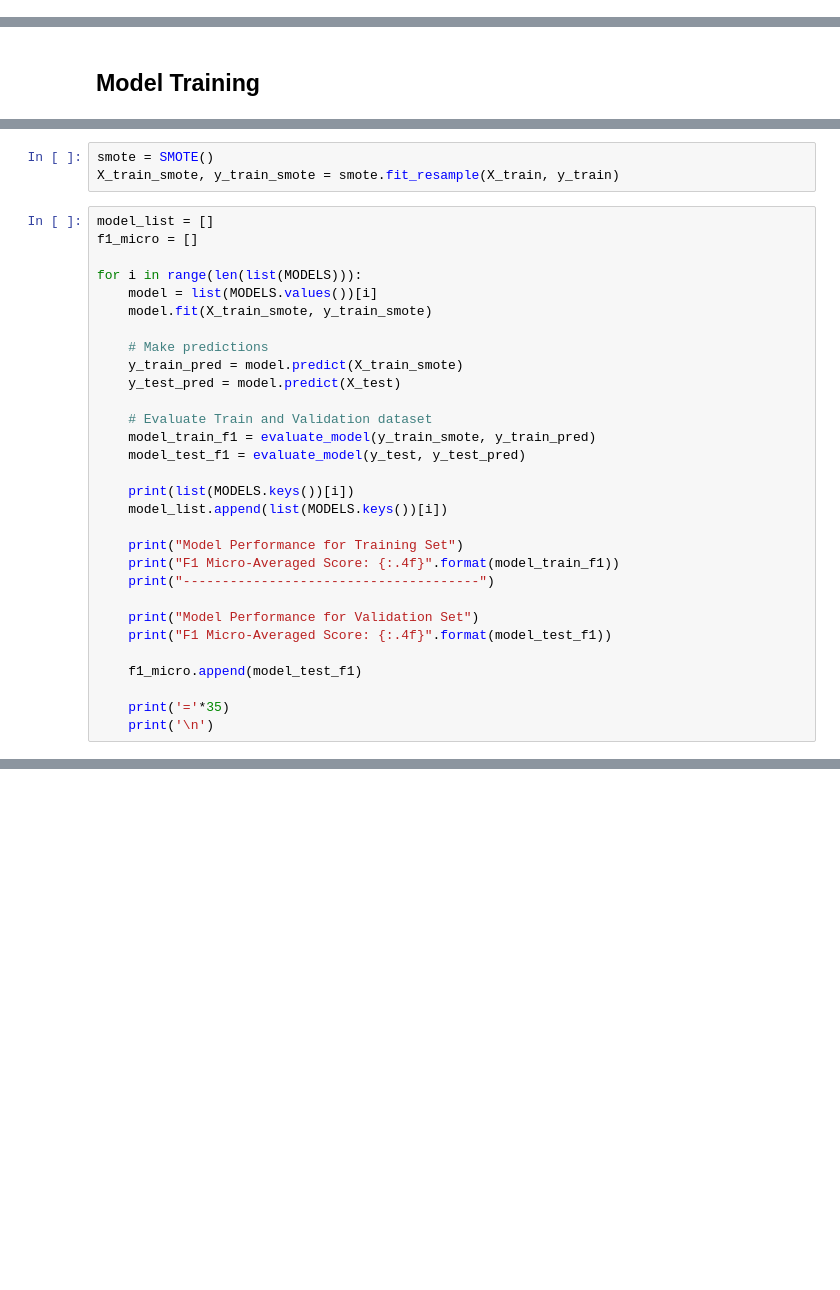
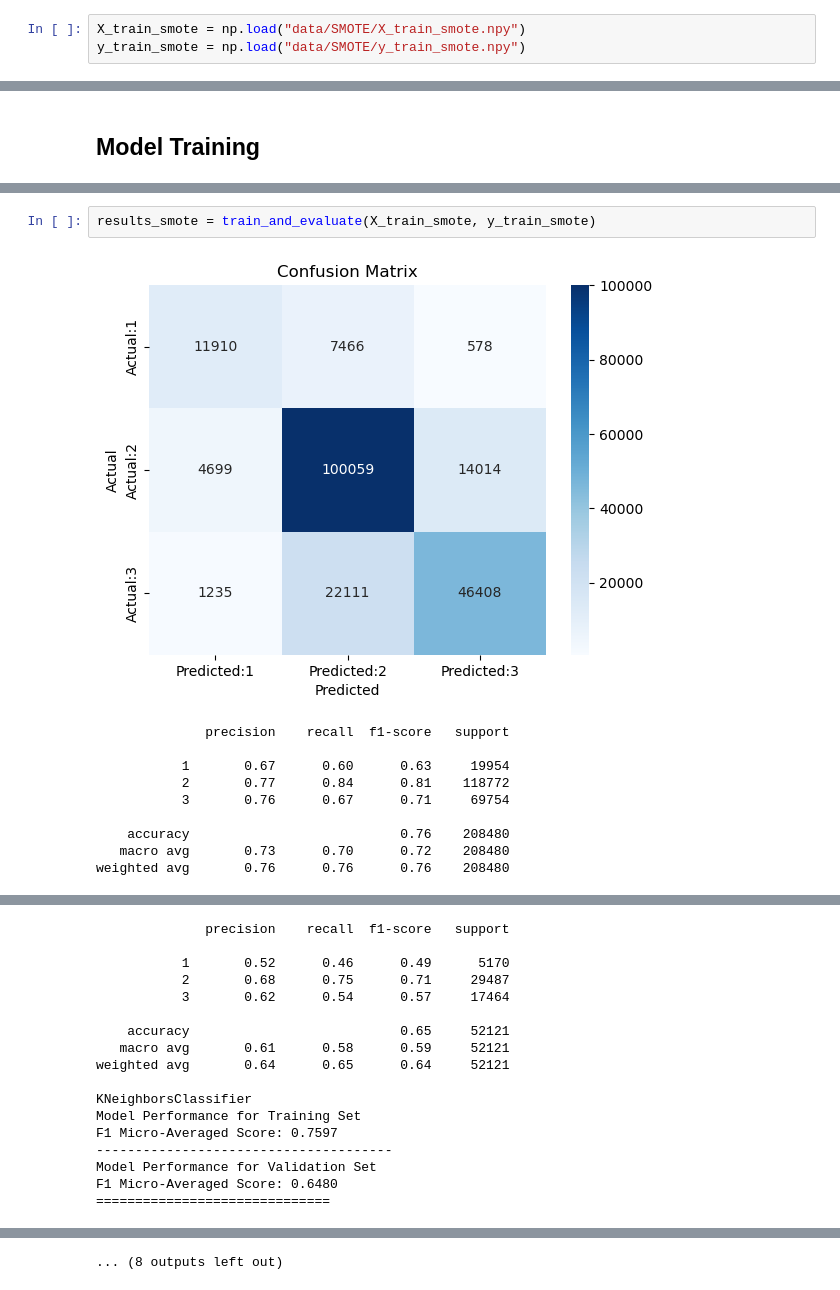
Before and after one commit to Bhandari008/house_damage_prediction, a Jupyter notebook: notebook/MODEL_TRAINING.ipynb, the cells around one changed output, grey strips where cells are left out. Cells and saved outputs as stored; diff of their text form; blank space fills up the shorter version.

```diff
--- a/notebook/MODEL_TRAINING.ipynb
+++ b/notebook/MODEL_TRAINING.ipynb
@@ -57,2 +45,5 @@ X_train, X_test, y_train, y_test = train_test_split(X, y, test_size=0.2, random_
+# %%
+X_train_smote = np.load("data/SMOTE/X_train_smote.npy")
+y_train_smote = np.load("data/SMOTE/y_train_smote.npy")
 # %% [markdown]
 ### Create an Evaluation function to give all metrics after model Training
@@ -227,33 +423,0 @@ results_without_sampling
-# %%
-smote = SMOTE()
-X_train_smote, y_train_smote = smote.fit_resample(X_train, y_train)
-# %%
-model_list = []
-f1_micro = []
-
-for i in range(len(list(MODELS))):
-    model = list(MODELS.values())[i]
-    model.fit(X_train_smote, y_train_smote)
-
-    # Make predictions
-    y_train_pred = model.predict(X_train_smote)
-    y_test_pred = model.predict(X_test)
-
-    # Evaluate Train and Validation dataset
-    model_train_f1 = evaluate_model(y_train_smote, y_train_pred)
-    model_test_f1 = evaluate_model(y_test, y_test_pred)
-
-    print(list(MODELS.keys())[i])
-    model_list.append(list(MODELS.keys())[i])
-
-    print("Model Performance for Training Set")
-    print("F1 Micro-Averaged Score: {:.4f}".format(model_train_f1))
-    print("--------------------------------------")
-
-    print("Model Performance for Validation Set")
-    print("F1 Micro-Averaged Score: {:.4f}".format(model_test_f1))
-
-    f1_micro.append(model_test_f1)
-
-    print('='*35)
-    print('\n')
@@ -354,0 +426,13 @@ results_with_smote
+# %%
+results_smote = train_and_evaluate(X_train_smote, y_train_smote)
+# %% [output]
+[figure, added]
+              precision    recall  f1-score   support
+
+           1       0.67      0.60      0.63     19954
+           2       0.77      0.84      0.81    118772
+           3       0.76      0.67      0.71     69754
+
+    accuracy                           0.76    208480
+   macro avg       0.73      0.70      0.72    208480
+weighted avg       0.76      0.76      0.76    208480
@@ -354,0 +440,17 @@ results_with_smote
+              precision    recall  f1-score   support
+
+           1       0.52      0.46      0.49      5170
+           2       0.68      0.75      0.71     29487
+           3       0.62      0.54      0.57     17464
+
+    accuracy                           0.65     52121
+   macro avg       0.61      0.58      0.59     52121
+weighted avg       0.64      0.65      0.64     52121
+
+KNeighborsClassifier
+Model Performance for Training Set
+F1 Micro-Averaged Score: 0.7597
+--------------------------------------
+Model Performance for Validation Set
+F1 Micro-Averaged Score: 0.6480
+==============================
@@ -354,0 +513 @@ results_with_smote
+... (8 outputs left out)
```
Also changed, not shown: parts of 51 cells of this notebook, 1 other file.
